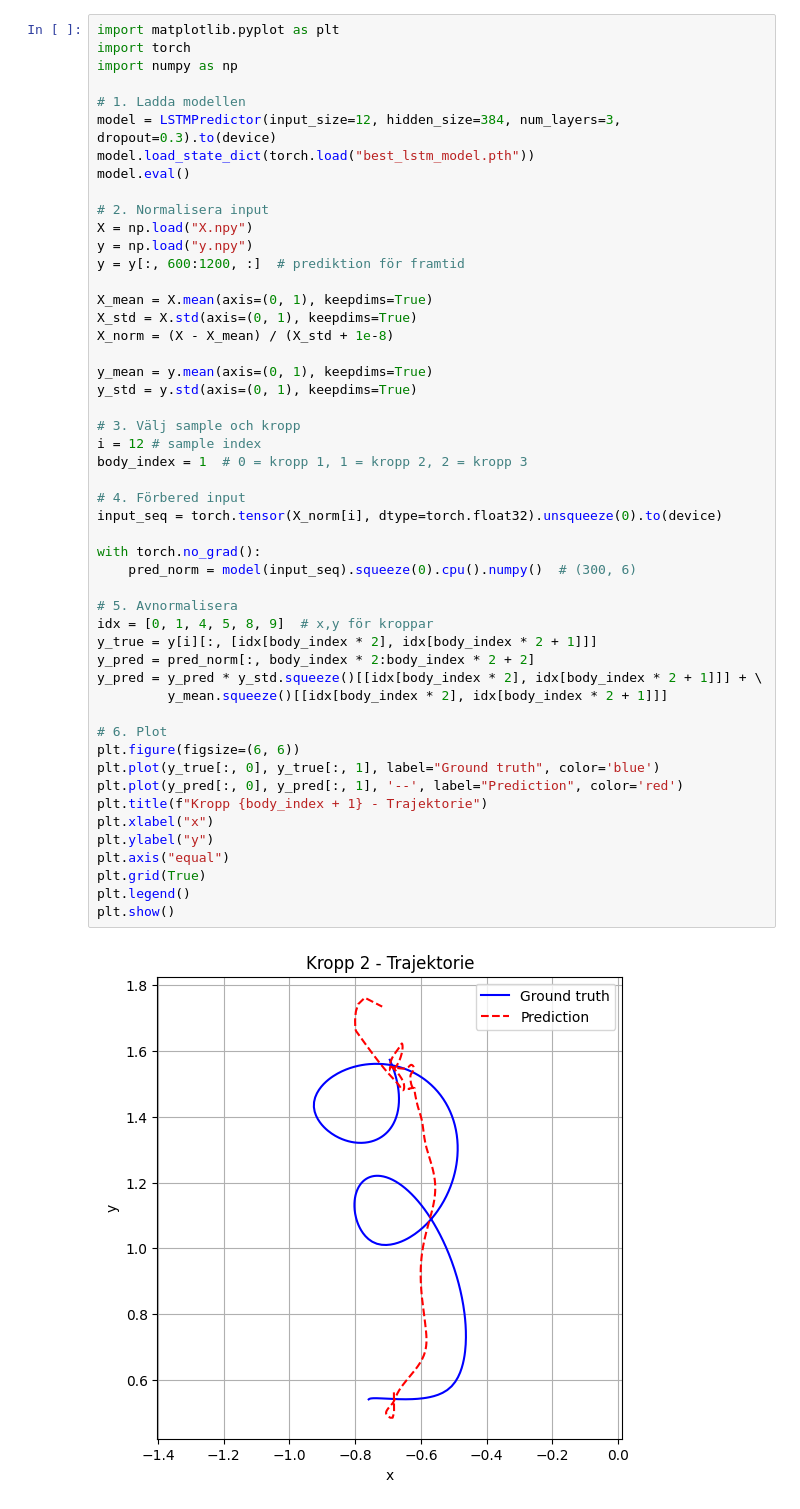
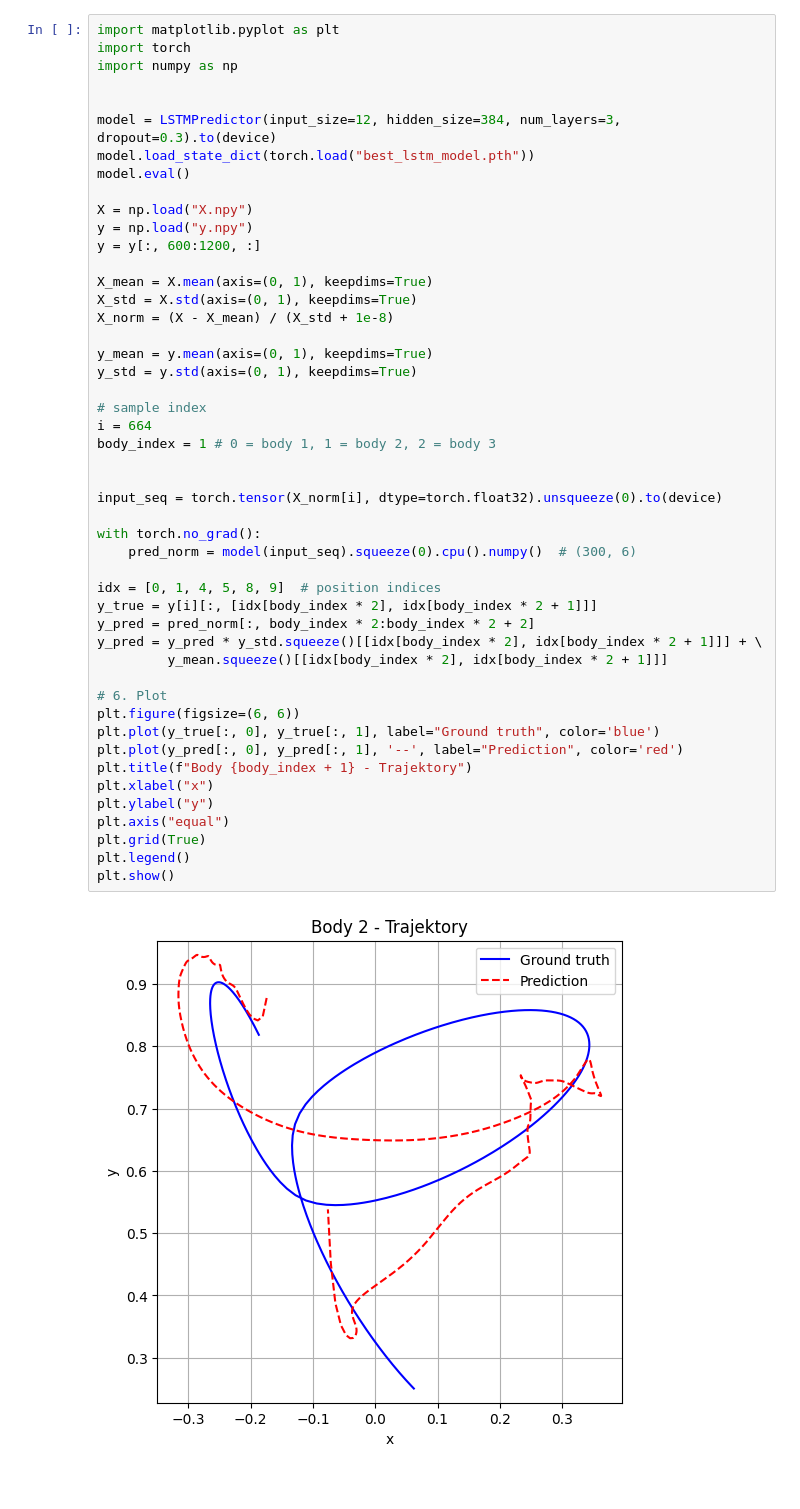
Before and after one commit to samuelarmgren/Project-K, a Jupyter notebook: LSTM.ipynb, the cells around one changed output. Drawn from its saved outputs; the diff is of its cells as text.

```diff
--- a/LSTM.ipynb
+++ b/LSTM.ipynb
@@ -196,50 +198,48 @@ import matplotlib.pyplot as plt
 import torch
 import numpy as np
 
-# 1. Ladda modellen
+
 model = LSTMPredictor(input_size=12, hidden_size=384, num_layers=3, dropout=0.3).to(device)
 model.load_state_dict(torch.load("best_lstm_model.pth"))
 model.eval()
 
-# 2. Normalisera input
 X = np.load("X.npy")
 y = np.load("y.npy")
-y = y[:, 600:1200, :]  # prediktion för framtid
+y = y[:, 600:1200, :]
 
 X_mean = X.mean(axis=(0, 1), keepdims=True)
 X_std = X.std(axis=(0, 1), keepdims=True)
 X_norm = (X - X_mean) / (X_std + 1e-8)
 
 y_mean = y.mean(axis=(0, 1), keepdims=True)
 y_std = y.std(axis=(0, 1), keepdims=True)
 
-# 3. Välj sample och kropp
-i = 12 # sample index
-body_index = 1  # 0 = kropp 1, 1 = kropp 2, 2 = kropp 3
+# sample index
+i = 664
+body_index = 1 # 0 = body 1, 1 = body 2, 2 = body 3
 
-# 4. Förbered input
+
 input_seq = torch.tensor(X_norm[i], dtype=torch.float32).unsqueeze(0).to(device)
 
 with torch.no_grad():
     pred_norm = model(input_seq).squeeze(0).cpu().numpy()  # (300, 6)
 
-# 5. Avnormalisera
-idx = [0, 1, 4, 5, 8, 9]  # x,y för kroppar
+idx = [0, 1, 4, 5, 8, 9]  # position indices
 y_true = y[i][:, [idx[body_index * 2], idx[body_index * 2 + 1]]]
 y_pred = pred_norm[:, body_index * 2:body_index * 2 + 2]
 y_pred = y_pred * y_std.squeeze()[[idx[body_index * 2], idx[body_index * 2 + 1]]] + \
          y_mean.squeeze()[[idx[body_index * 2], idx[body_index * 2 + 1]]]
 
 # 6. Plot
 plt.figure(figsize=(6, 6))
 plt.plot(y_true[:, 0], y_true[:, 1], label="Ground truth", color='blue')
 plt.plot(y_pred[:, 0], y_pred[:, 1], '--', label="Prediction", color='red')
-plt.title(f"Kropp {body_index + 1} - Trajektorie")
+plt.title(f"Body {body_index + 1} - Trajektory")
 plt.xlabel("x")
 plt.ylabel("y")
 plt.axis("equal")
 plt.grid(True)
 plt.legend()
 plt.show()
 # %% [output]
-[figure, old version]
+[figure, new version]
```
Also changed, not shown: parts of 4 cells of this notebook, 3 other files.
